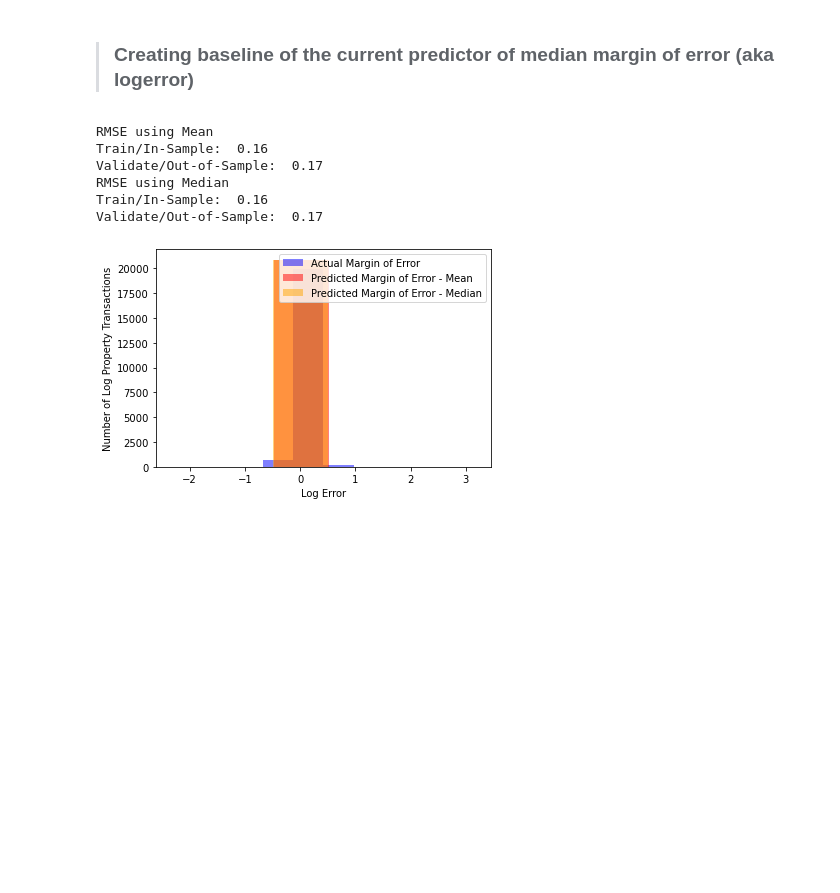
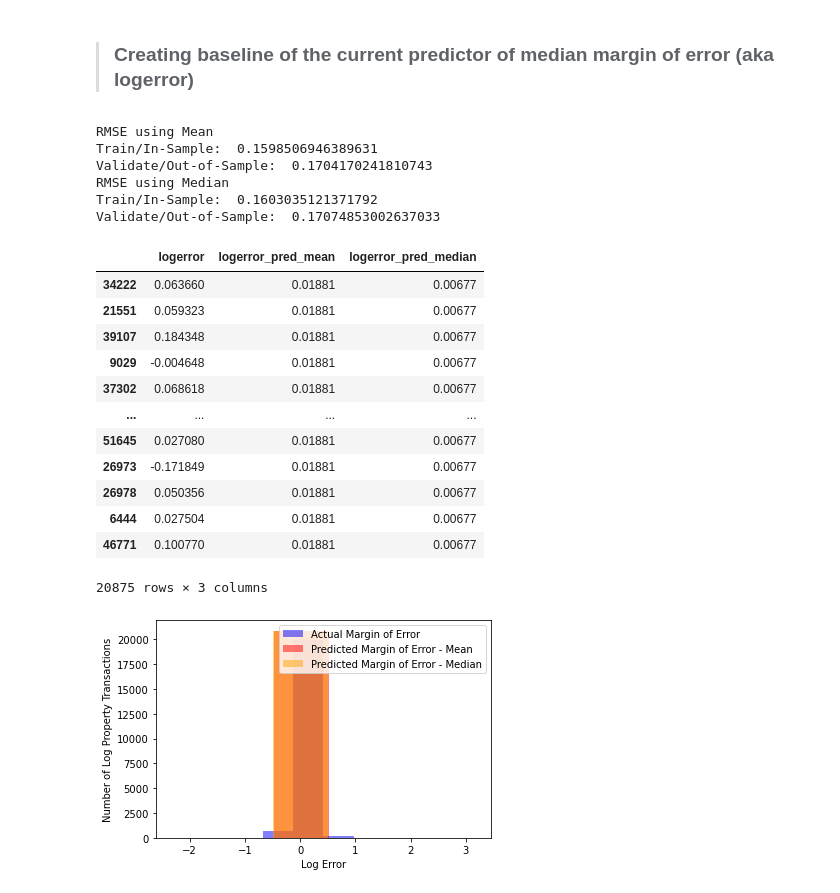
Before and after one commit to jeneyring/Clustering-Final-Project, a Jupyter notebook: Scratchpad.ipynb, the cells around one changed output. Cells and saved outputs as stored; diff of their text form; code cells hidden in the pictures; blank space fills up the shorter version.

Commit message:
next is tables

```diff
--- a/Scratchpad.ipynb
+++ b/Scratchpad.ipynb
@@ -979,9 +979,6 @@ X_test = test.drop(columns = ['logerror'],axis=1)
 y_train = train.logerror
 y_validate = validate.logerror
 y_test = test.logerror
-
-y_train = pd.DataFrame(y_train)
-y_validate = pd.DataFrame(y_validate)
 # %%
 # We need y_train and y_validate to be dataframes to append the new columns with predicted values.
 y_train = pd.DataFrame(y_train)
@@ -1001,22 +998,39 @@ y_validate['logerror_pred_median'] = logerror_pred_median
 rmse_train = mean_squared_error(y_train.logerror, y_train.logerror_pred_mean)**(1/2)
 rmse_validate = mean_squared_error(y_validate.logerror, y_validate.logerror_pred_mean)**(1/2)
 
-print("RMSE using Mean\nTrain/In-Sample: ", round(rmse_train, 2),
-      "\nValidate/Out-of-Sample: ", round(rmse_validate, 2))
+print("RMSE using Mean\nTrain/In-Sample: ", (rmse_train),
+      "\nValidate/Out-of-Sample: ", (rmse_validate))
 
 # 4. RMSE of logerror_pred_median
 rmse_train = mean_squared_error(y_train.logerror, y_train.logerror_pred_median)**(1/2)
 rmse_validate = mean_squared_error(y_validate.logerror, y_validate.logerror_pred_median)**(1/2)
 
-print("RMSE using Median\nTrain/In-Sample: ", round(rmse_train, 2),
-      "\nValidate/Out-of-Sample: ", round(rmse_validate, 2))
+print("RMSE using Median\nTrain/In-Sample: ", (rmse_train),
+      "\nValidate/Out-of-Sample: ", (rmse_validate))
 # %% [output]
 RMSE using Mean
-Train/In-Sample:  0.16
-Validate/Out-of-Sample:  0.17
+Train/In-Sample:  0.1598506946389631
+Validate/Out-of-Sample:  0.1704170241810743
 RMSE using Median
-Train/In-Sample:  0.16
-Validate/Out-of-Sample:  0.17
+Train/In-Sample:  0.1603035121371792
+Validate/Out-of-Sample:  0.17074853002637033
+# %%
+#looking at baseline predicted mean for later graphing
+y_train
+# %% [output]
+|  | logerror | logerror_pred_mean | logerror_pred_median |
+| 34222 | 0.063660 | 0.01881 | 0.00677 |
+| 21551 | 0.059323 | 0.01881 | 0.00677 |
+| 39107 | 0.184348 | 0.01881 | 0.00677 |
+| 9029 | -0.004648 | 0.01881 | 0.00677 |
+| 37302 | 0.068618 | 0.01881 | 0.00677 |
+| ... | ... | ... | ... |
+| 51645 | 0.027080 | 0.01881 | 0.00677 |
+| 26973 | -0.171849 | 0.01881 | 0.00677 |
+| 26978 | 0.050356 | 0.01881 | 0.00677 |
+| 6444 | 0.027504 | 0.01881 | 0.00677 |
+| 46771 | 0.100770 | 0.01881 | 0.00677 |
+20875 rows × 3 columns
 # %%
 # Using histogram to plot the actual vs predicted means
 
```
Also changed, not shown: parts of 21 cells of this notebook.
